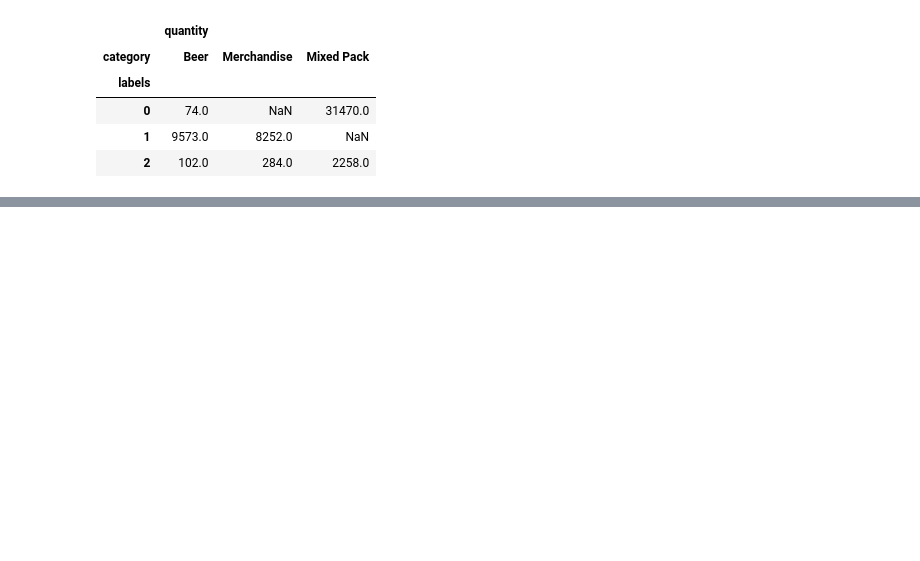
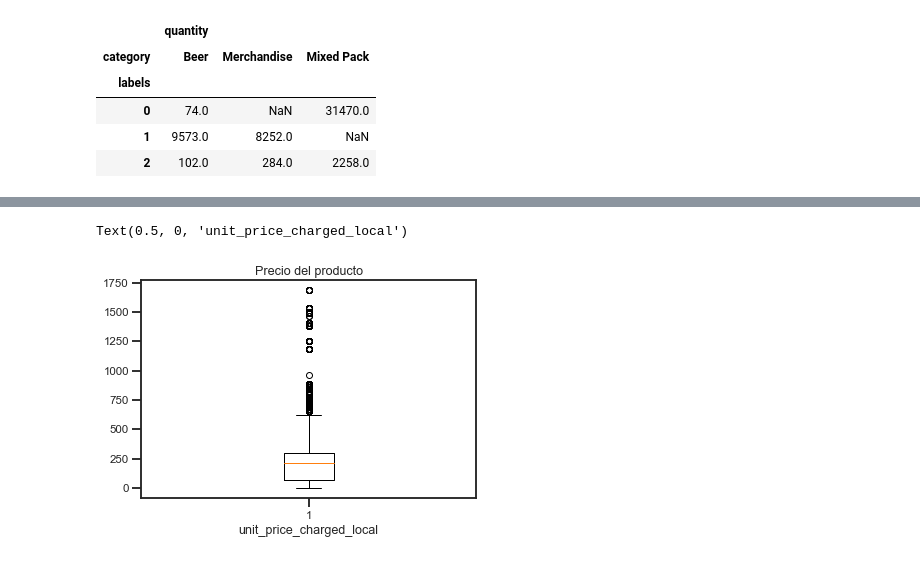
Before and after one commit to AgustinVelurtas/grupo13_clusterai, a Jupyter notebook: tp_grupo13_cdd.ipynb, the cells around one changed output, grey strips where cells are left out. Cells and saved outputs as stored; diff of their text form; code cells hidden in the pictures; blank space fills up the shorter version.

```diff
--- a/tp_grupo13_cdd.ipynb
+++ b/tp_grupo13_cdd.ipynb
@@ -1034,0 +1086,7 @@ plt.show()
+# %%
+plt.boxplot(tp_nac_1['unit_price_charged_local'])
+plt.title("Precio del producto")
+plt.xlabel("unit_price_charged_local")
+# %% [output]
+Text(0.5, 0, 'unit_price_charged_local')
+[figure, added]
```
Also changed, not shown: parts of 26 cells of this notebook.
